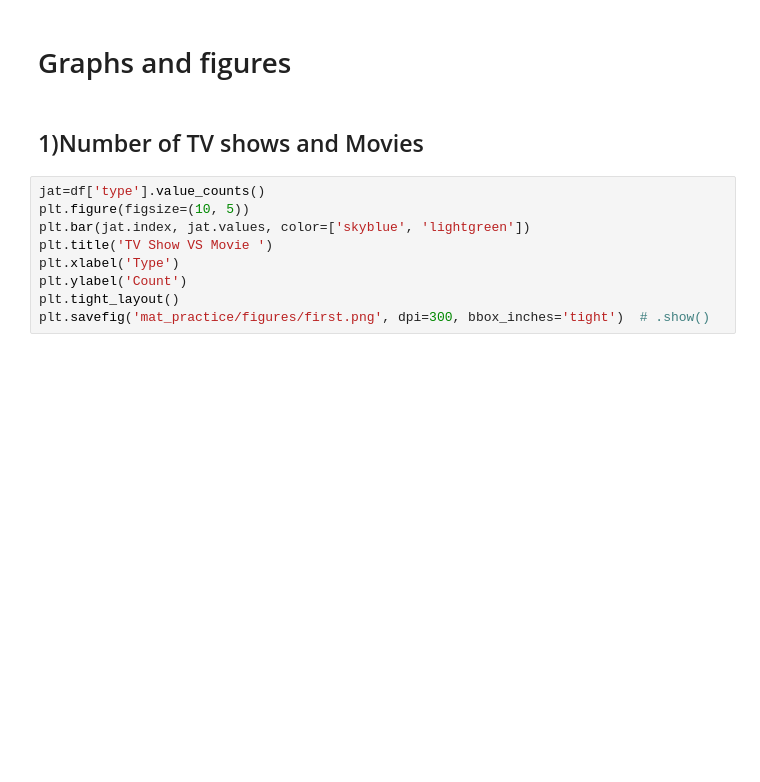
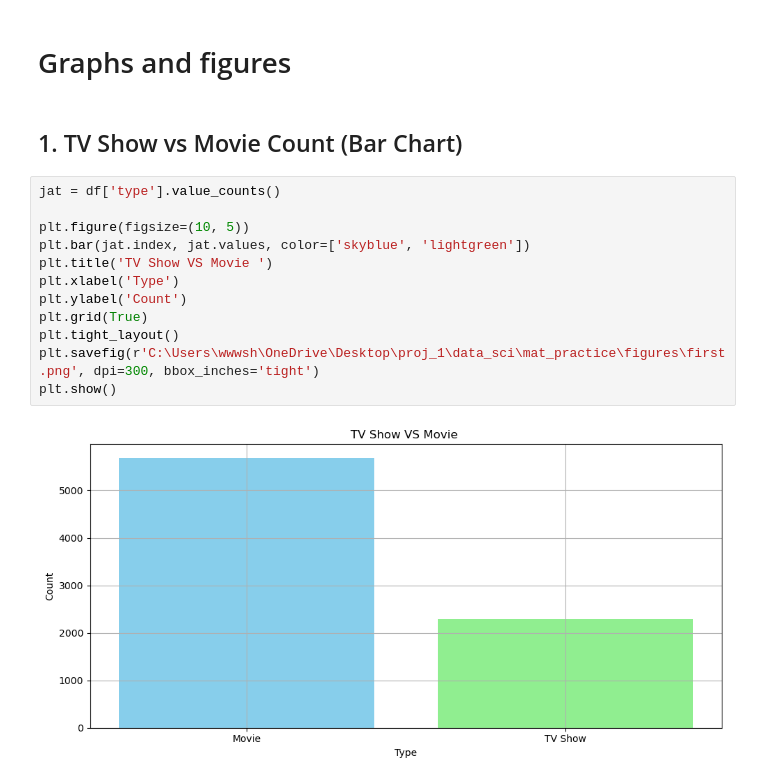
Before and after one commit to Shuzury/data_sci, a Jupyter notebook: mat_practice/pract.ipynb, the cells around one changed output. Cells and saved outputs as stored; diff of their text form; blank space fills up the shorter version.

```diff
--- a/mat_practice/pract.ipynb
+++ b/mat_practice/pract.ipynb
@@ -34,13 +45,18 @@ df=df.dropna(subset=['type','release_year','rating','country','duration'])
 # %% [markdown]
 # Graphs and figures
 # %% [markdown]
-## 1)Number of TV shows and Movies
+## 1. TV Show vs Movie Count (Bar Chart)
 # %%
-jat=df['type'].value_counts()
+jat = df['type'].value_counts()
+
 plt.figure(figsize=(10, 5))
 plt.bar(jat.index, jat.values, color=['skyblue', 'lightgreen'])
 plt.title('TV Show VS Movie ')
 plt.xlabel('Type')
 plt.ylabel('Count')
+plt.grid(True)
 plt.tight_layout()
-plt.savefig('mat_practice/figures/first.png', dpi=300, bbox_inches='tight')  # .show()
+plt.savefig(r'C:\Users\wwwsh\OneDrive\Desktop\proj_1\data_sci\mat_practice\figures\first.png', dpi=300, bbox_inches='tight')
+plt.show()
+# %% [output]
+[figure, added]
```
Also changed, not shown: parts of 14 cells of this notebook, 7 other files.
